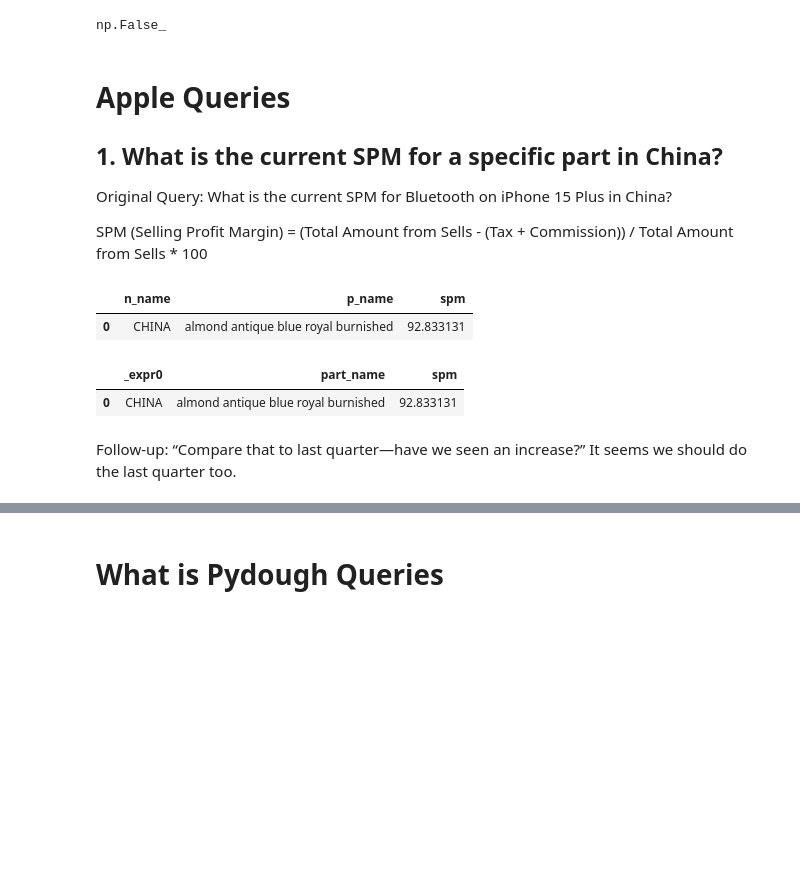
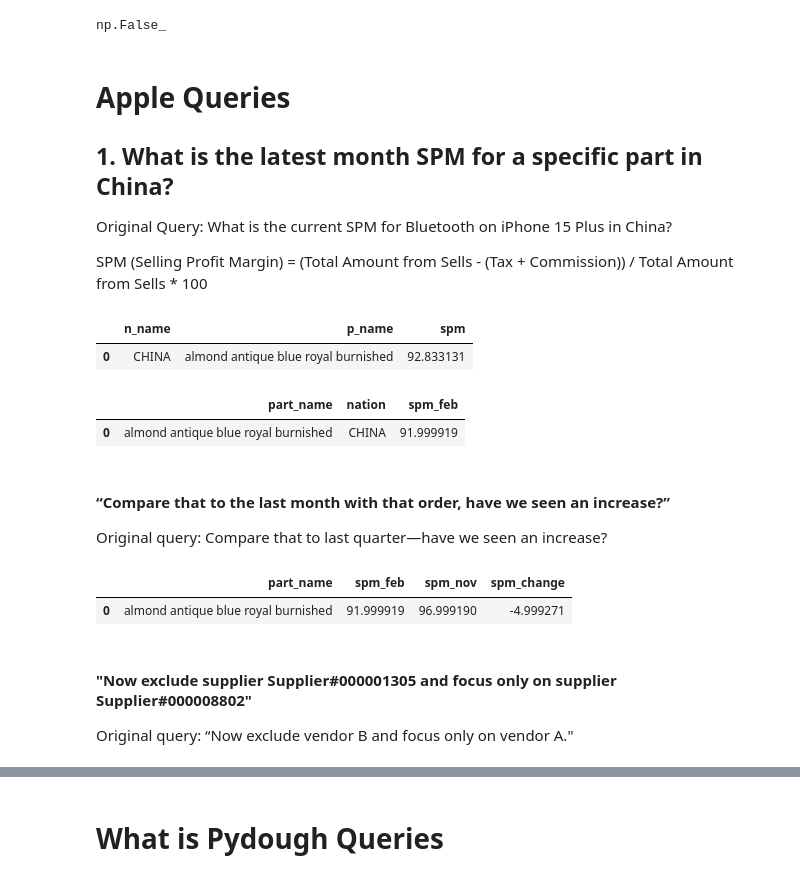
Before and after one commit to bodo-ai/text2pydough, a Jupyter notebook: workbench/AAraya/TPCH_Testing.ipynb, the cells around one changed output, grey strips where cells are left out. Cells and saved outputs as stored; diff of their text form; code cells hidden in the pictures; blank space fills up the shorter version.

Commit message:
Added demo setup to workbench and updated TPCH queries notebook.

```diff
--- a/workbench/AAraya/TPCH_Testing.ipynb
+++ b/workbench/AAraya/TPCH_Testing.ipynb
@@ -1535,11 +1535,10 @@ np.False_
 # %% [markdown]
 # Apple Queries
 
-## 1. What is the current SPM for a specific part in China?
+## 1. What is the latest month SPM for a specific part in China?
 
 Original Query: What is the current SPM for Bluetooth on iPhone 15 Plus in China?
 
-
 SPM (Selling Profit Margin) = (Total Amount from Sells - (Tax + Commission)) / Total Amount from Sells * 100
 # %%
 query = '''
@@ -1575,30 +1574,73 @@ sql_output
 # %%
 %%pydough
 
 customers_in_china = customers.WHERE(nation.name == "CHINA").CALCULATE(n_name=nation.name)
 
-customer_orders = customers_in_china.orders.CALCULATE(n_name=n_name)
+customer_orders_feb = customers_in_china.orders.WHERE(
+    (YEAR(order_date) == 1996) &
+    (MONTH(order_date) == 2)
+).CALCULATE(n_name=n_name)
 
-order_lineitems = customer_orders.lines.CALCULATE(
+order_lineitems_feb = customer_orders_feb.lines.WHERE(
+    part.name == "almond antique blue royal burnished"
+).CALCULATE(
     n_name,
+    part_name=part.name,
     extended_price=extended_price,
     tax=tax,
-    discount=extended_price * discount
+    discount=extended_price * discount,
 )
 
-filtered_lineitems = order_lineitems.WHERE(
-    part.name == "almond antique blue royal burnished"
-).CALCULATE(n_name,extended_price, tax, discount, part_name=part.name)
-
-spm_calculation = PARTITION(filtered_lineitems, name="li", by=part_name).CALCULATE(
-    MAX(li.n_name),
+spm_feb_1996 = PARTITION(order_lineitems_feb, name="li", by=part_name).CALCULATE(
     part_name,
-    spm=100 * (SUM(li.extended_price) - SUM(li.tax + li.discount)) / SUM(li.extended_price)
+    nation= MAX(li.n_name),
+    spm_feb=100 * (SUM(li.extended_price) - SUM(li.tax + li.discount)) / SUM(li.extended_price)
 )
 
-pydough.to_df(spm_calculation)
+pydough.to_df(spm_feb_1996)
 # %% [output]
-|  | _expr0 | part_name | spm |
-| 0 | CHINA | almond antique blue royal burnished | 92.833131 |
+|  | part_name | nation | spm_feb |
+| 0 | almond antique blue royal burnished | CHINA | 91.999919 |
-# %% [markdown]
-Follow-up: “Compare that to last quarter—have we seen an increase?” It seems we should do the last quarter too.
+# %% [markdown]
+#### “Compare that to the last month with that order, have we seen an increase?”
+
+Original query: Compare that to last quarter—have we seen an increase?
+# %%
+%%pydough
+
+customer_orders_nov = customers_in_china.orders.WHERE(
+    (YEAR(order_date) == 1995) &
+    (MONTH(order_date) == 11)
+).CALCULATE(n_name=n_name)
+
+order_lineitems_nov = customer_orders_nov.lines.WHERE(
+    part.name == "almond antique blue royal burnished"
+).CALCULATE(
+    n_name,
+    extended_price=extended_price,
+    part_name=part.name,
+    tax=tax,
+    discount=extended_price * discount
+)
+
+spm_nov_1995 = PARTITION(order_lineitems_nov, name="li", by=part_name).CALCULATE(
+    MAX(li.n_name),
+    part_name,
+    spm_nov=100 * (SUM(li.extended_price) - SUM(li.tax + li.discount)) / SUM(li.extended_price)
+)
+
+spm_comparison = TPCH.CALCULATE(
+    part_name=MAX(spm_feb_1996.part_name),
+    spm_feb=MAX(spm_feb_1996.spm_feb),
+    spm_nov=MAX(spm_nov_1995.spm_nov),
+    spm_change=MAX(spm_feb_1996.spm_feb) - MAX(spm_nov_1995.spm_nov)
+)
+
+pydough.to_df(spm_comparison)
+# %% [output]
+|  | part_name | spm_feb | spm_nov | spm_change |
+| 0 | almond antique blue royal burnished | 91.999919 | 96.999190 | -4.999271 |
+# %% [markdown]
+#### "Now exclude supplier Supplier#000001305 and focus only on supplier Supplier#000008802"
+
+Original query: “Now exclude vendor B and focus only on vendor A."
```
Also changed, not shown: parts of 43 cells of this notebook, 7 other files.
